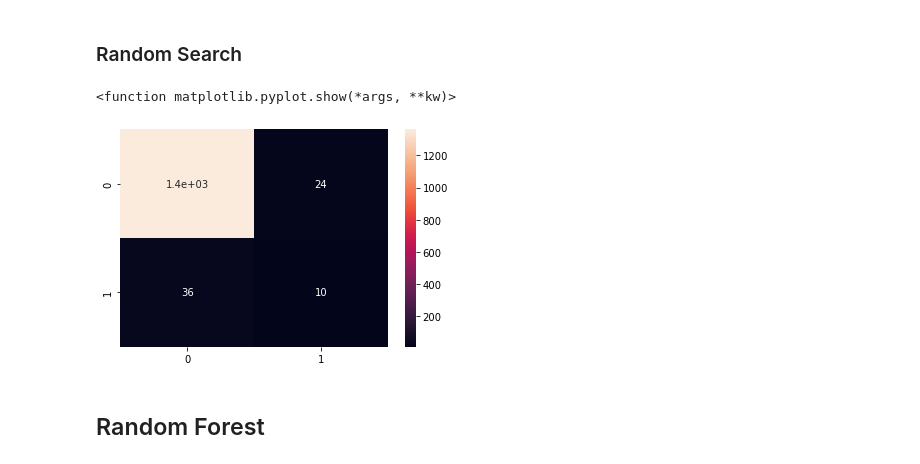
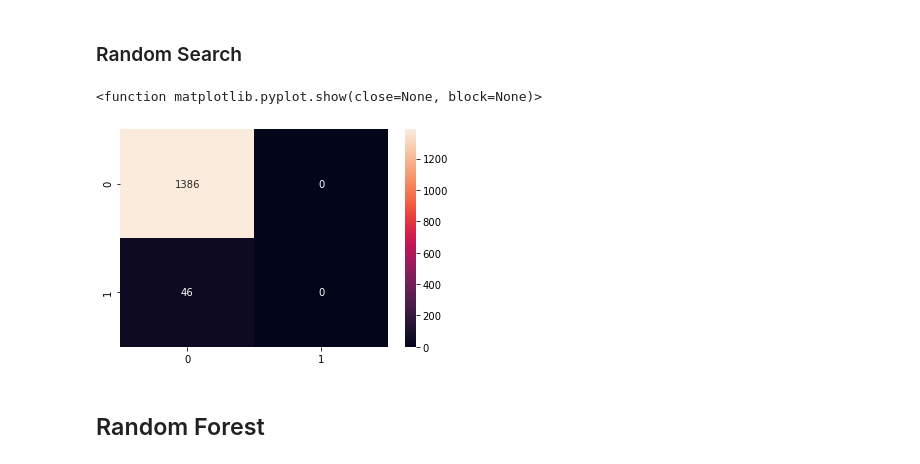
Before and after one commit to Szymon-Gut/Introduction-to-Machine-Learning, a Jupyter notebook: hw4/PD4.ipynb, the cells around one changed output. Saved outputs shown, nothing was run; the diff lists cells and outputs as text; code cells hidden in the pictures.

```diff
--- a/hw4/PD4.ipynb
+++ b/hw4/PD4.ipynb
@@ -619,0 +642,12 @@ Best hyperparameters: {'kernel': 'rbf', 'gamma': 0.4707996248153804, 'C': 0.9862
+# %%
+weights = [{0:1, 1:i/4} for i in range(100)]
+f1_scores = np.empty(100)
+for i, weight in enumerate(weights):
+    model = SVC(class_weight=weight)
+    model.fit(X_train, y_train)
+    y_pred = model.predict(X_test)
+    # używamy test a nie val, ponieważ nie sprawdzamy poprawności modelu zbudowanego
+    # a jedynie proponujemy poprawki dla zespołu budującego
+    f1_scores[i] = f1_score(y_test, y_pred)
+
+np.max(f1_scores)
@@ -625,14 +667,14 @@ Best hyperparameters: {'kernel': 'rbf', 'gamma': 0.4707996248153804, 'C': 0.9862
 modelDTGrid_val = DecisionTreeClassifier(criterion= 'gini',
                                    max_depth= 3,
                                    max_features= 'auto',
-                                   min_samples_leaf= 2,
+                                   min_samples_leaf= 2.8e-5,
                                    splitter= 'random', random_state=123)
-modelDTRandom_val = DecisionTreeClassifier(criterion= 'entropy',
-                                   max_depth= 5,
+modelDTRandom_val = DecisionTreeClassifier(criterion= 'gini',
+                                   max_depth= 3,
                                    max_features= 'sqrt',
-                                   min_samples_leaf= 2,
+                                   min_samples_leaf= 0.00157,
                                    splitter= 'random', random_state=123)
-comparisonDT = compareModels_val(modelDT_val, modelDTGrid_val, modelDTRandom_val, X_val,y_val,X_test,y_test)
+comparisonDT = compareModels_val(modelDT, modelDTGrid_val, modelDTRandom_val, X_train,y_train,X_test,y_test)
 pd.DataFrame(comparisonDT, columns=["metric", "default_params", "gridSearch", "randomSearch"])
 # %% [output]
 |  | metric | default_params | gridSearch | randomSearch |
@@ -699,9 +747,9 @@ import seaborn as sns
 # %% [markdown]
 ### DT dla domyślnych parametrów
 # %%
-modelDT_val.fit(X_val, y_val)
-y_pred = modelDT_val.predict(X_test)
+modelDT.fit(X_train, y_train)
+y_pred = modelDT.predict(X_test)
 cm = confusion_matrix(y_test, y_pred)
-sns.heatmap(cm, annot=True)
+sns.heatmap(cm, annot=True, fmt='g')
 plt.show
 # %% [output]
@@ -710,9 +758,9 @@ plt.show
 # %% [markdown]
 ### Grid Search
 # %%
-modelDTGrid_val.fit(X_val, y_val)
-y_pred = modelDT_val.predict(X_test)
+modelDTGrid.fit(X_train, y_train)
+y_pred = modelDTGrid.predict(X_test)
 cm = confusion_matrix(y_test, y_pred)
-sns.heatmap(cm, annot=True)
+sns.heatmap(cm, annot=True, fmt='g')
 plt.show
 # %% [output]
@@ -721,14 +769,14 @@ plt.show
 # %% [markdown]
 ### Random Search
 # %%
-modelDTRandom_val.fit(X_val, y_val)
-y_pred = modelDT_val.predict(X_test)
+modelDTRandom_val.fit(X_train, y_train)
+y_pred = modelDTRandom.predict(X_test)
 cm = confusion_matrix(y_test, y_pred)
-sns.heatmap(cm, annot=True)
+sns.heatmap(cm, annot=True, fmt='g')
 plt.show
 # %% [output]
-<function matplotlib.pyplot.show(*args, **kw)>
+<function matplotlib.pyplot.show(close=None, block=None)>
-[figure, old version]
+[figure, new version]
 # %% [markdown]
 ## Random Forest
 # %% [markdown]
```
Also changed, not shown: parts of 97 cells of this notebook.
